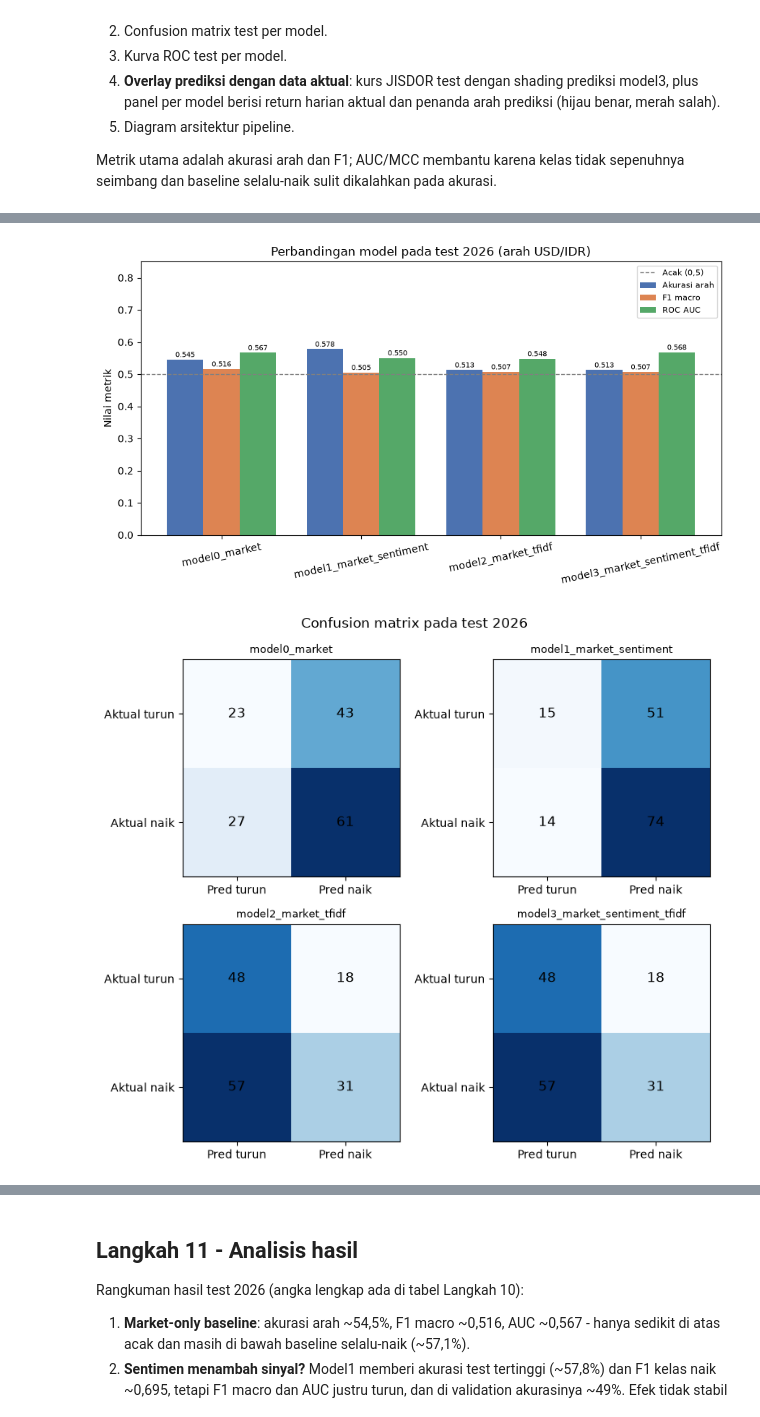
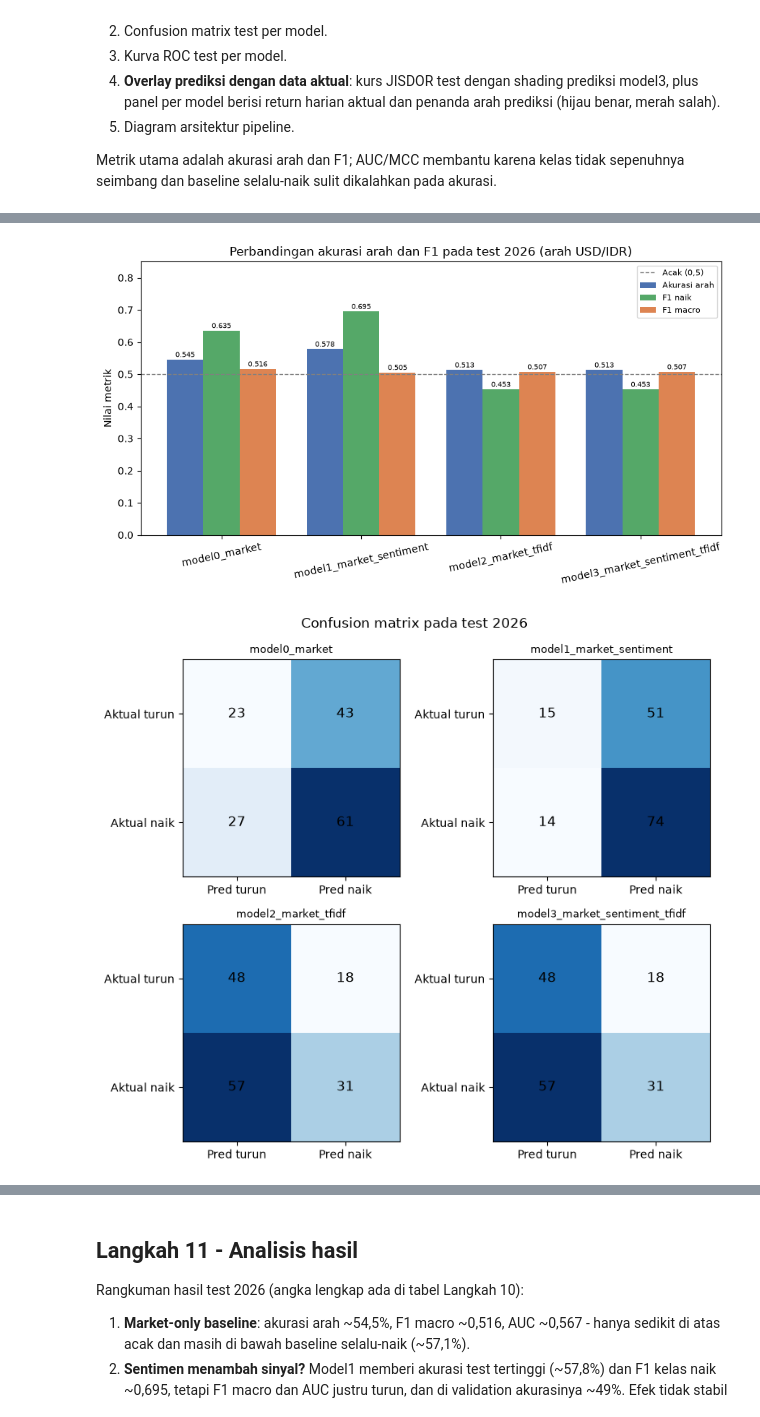
Before and after one commit to Exuvialist/NLP-Project, a Jupyter notebook: notebook/03_pipeline_lengkap.ipynb, the cells around one changed output, grey strips where cells are left out. Cells and saved outputs as stored; diff of their text form; code cells hidden in the pictures.

```diff
--- a/notebook/03_pipeline_lengkap.ipynb
+++ b/notebook/03_pipeline_lengkap.ipynb
@@ -780,8 +780,11 @@ for name, predictions in [("validation 2025", predictions_validation), ("test 20
     summary = pd.DataFrame(
         [{"model": model, "n": len(group), **compute_metrics(group["y_true"], group["y_pred"], group["y_proba"])} for model, group in predictions.groupby("model", sort=False)]
     )
-    print(f"--- ringkasan metrik {name} ---")
-    print(summary.round(4).to_string(index=False))
+    # Baseline naif tetap dihitung dan tersimpan di CSV prediksi, tetapi
+    # tidak ditampilkan di tabel ringkasan agar fokus pada model0-model3.
+    summary_models = summary[summary["model"].str.startswith("model")]
+    print(f"--- ringkasan metrik {name} (model0-model3) ---")
+    print(summary_models.round(4).to_string(index=False))
 # %% [output]
 prediksi tersimpan -> predictions_validation.csv dan predictions_test.csv
 jumlah baris: validation 1422 | test 924
@@ -856,8 +851,8 @@ def plot_metrics_comparison(results_test):
     fig, ax = plt.subplots(figsize=(9, 5))
     for offset, metric, label, color in [
         (-width, "directional_accuracy", "Akurasi arah", "#4c72b0"),
-        (0.0, "f1_macro", "F1 macro", "#dd8452"),
-        (width, "roc_auc", "ROC AUC", "#55a868"),
+        (0.0, "f1_up", "F1 naik", "#55a868"),
+        (width, "f1_macro", "F1 macro", "#dd8452"),
     ]:
         values = model_results[metric].to_numpy()
         ax.bar(x + offset, values, width, label=label, color=color)
@@ -869,7 +864,7 @@ def plot_metrics_comparison(results_test):
     ax.set_xticklabels(model_results["model"], rotation=12)
     ax.set_ylim(0.0, 0.85)
     ax.set_ylabel("Nilai metrik")
-    ax.set_title("Perbandingan model pada test 2026 (arah USD/IDR)")
+    ax.set_title("Perbandingan akurasi arah dan F1 pada test 2026 (arah USD/IDR)")
     ax.legend(fontsize=8, loc="upper right")
     fig.tight_layout()
     fig.savefig(FIGURES_DIR / "metrics_comparison_test.png", dpi=150)
@@ -890,34 +885,34 @@ def plot_confusion_matrices(predictions_test):
         ax.set_yticks([0, 1], labels=["Aktual turun", "Aktual naik"])
         ax.set_title(model_name, fontsize=9)
     fig.suptitle("Confusion matrix pada test 2026")
     fig.tight_layout()
     fig.savefig(FIGURES_DIR / "confusion_matrix_test.png", dpi=150)
     plt.show()
 
 
 def plot_roc_curves(predictions_test):
     fig, ax = plt.subplots(figsize=(6.5, 6))
     for model_name, group in predictions_test.groupby("model", sort=False):
         if not model_name.startswith("model"):
             continue
         fpr, tpr, _ = roc_curve(group["y_true"], group["y_proba"])
         auc_value = roc_auc_score(group["y_true"], group["y_proba"])
         ax.plot(fpr, tpr, label=f"{model_name} (AUC={auc_value:.3f})")
     ax.plot([0, 1], [0, 1], color="gray", linestyle="--", linewidth=1)
     ax.set_xlabel("False Positive Rate")
     ax.set_ylabel("True Positive Rate")
     ax.set_title("Kurva ROC pada test 2026")
     ax.legend(fontsize=8)
     fig.tight_layout()
     fig.savefig(FIGURES_DIR / "roc_test.png", dpi=150)
     plt.show()
 
 
 plot_metrics_comparison(results_test)
 plot_confusion_matrices(predictions_test)
 plot_roc_curves(predictions_test)
 # %% [output]
-[figure, old version]
+[figure, new version]
 [figure]
 [figure]
 # %%
```
Also changed, not shown: parts of 4 cells of this notebook, 6 other files.
